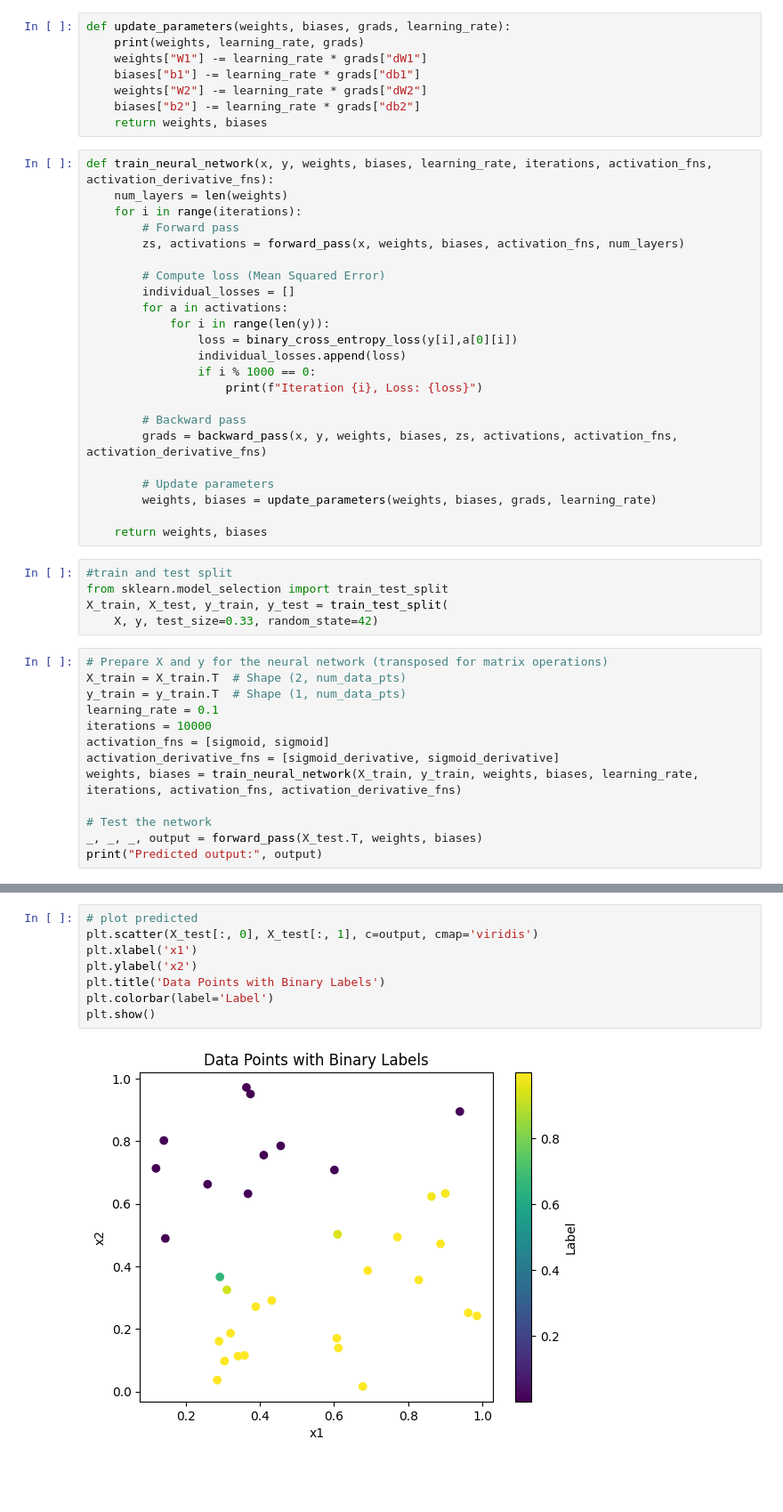
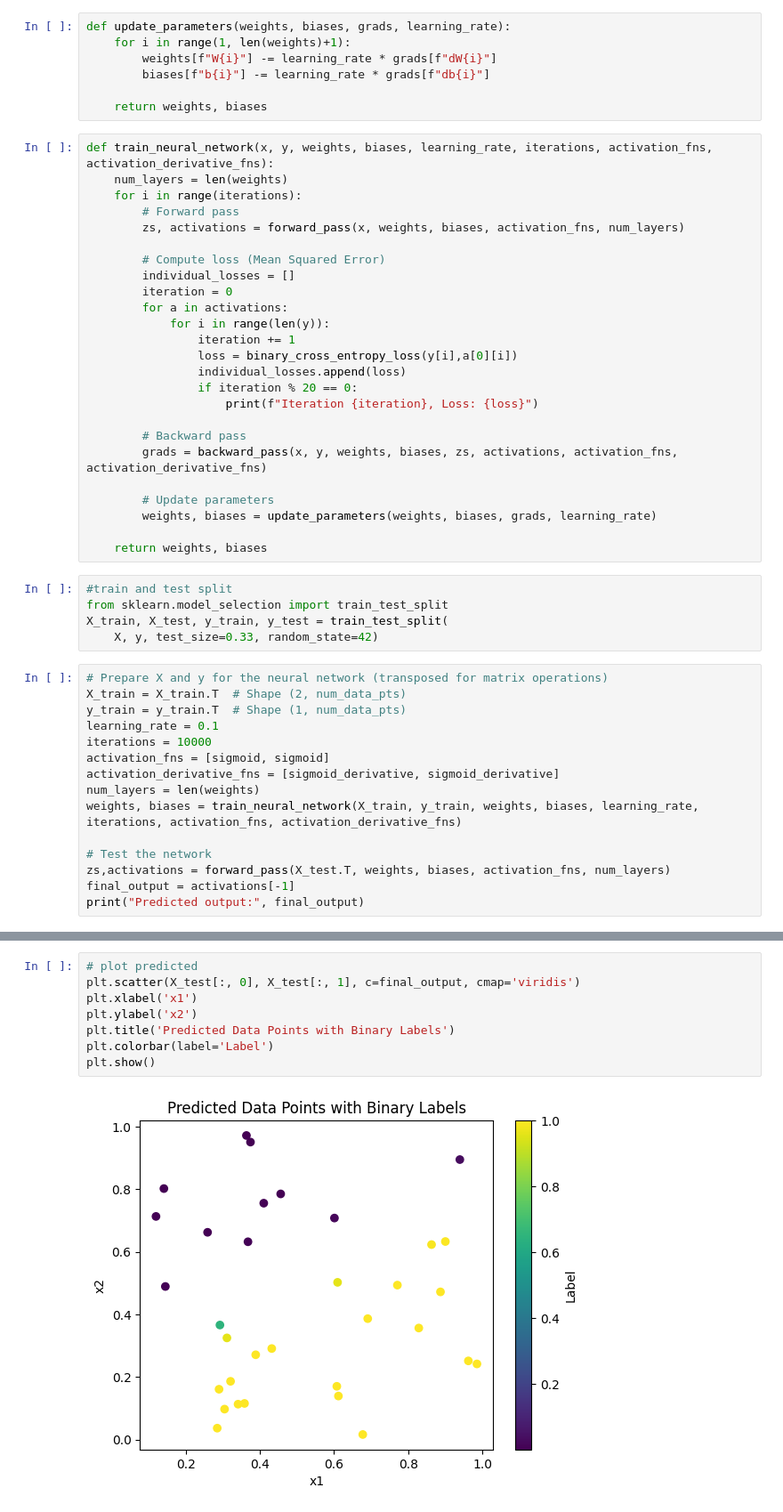
Before and after one commit to SCdoesCODE/neural_network, a Jupyter notebook: notebooks/neural_network_from_scratch_general.ipynb, the cells around one changed output, grey strips where cells are left out. Shown at 89% size. Saved outputs shown, nothing was run; the diff lists cells and outputs as text; blank space fills up the shorter version.

```diff
--- a/notebooks/neural_network_from_scratch_general.ipynb
+++ b/notebooks/neural_network_from_scratch_general.ipynb
@@ -194,14 +188,13 @@ def backward_pass(x, y, weights, biases, zs, activations, activation_fns, activa
     return grads
 # %% [markdown]
 Now let´s tie it all together so that we´re able to train our neural network
-# %%
-def update_parameters(weights, biases, grads, learning_rate):
-    print(weights, learning_rate, grads)
-    weights["W1"] -= learning_rate * grads["dW1"]
-    biases["b1"] -= learning_rate * grads["db1"]
-    weights["W2"] -= learning_rate * grads["dW2"]
-    biases["b2"] -= learning_rate * grads["db2"]
-    return weights, biases
+# %%
+def update_parameters(weights, biases, grads, learning_rate):
+    for i in range(1, len(weights)+1):
+        weights[f"W{i}"] -= learning_rate * grads[f"dW{i}"]
+        biases[f"b{i}"] -= learning_rate * grads[f"db{i}"]
+
+    return weights, biases
 # %%
 def train_neural_network(x, y, weights, biases, learning_rate, iterations, activation_fns, activation_derivative_fns):
     num_layers = len(weights)
@@ -211,12 +204,14 @@ def train_neural_network(x, y, weights, biases, learning_rate, iterations, activ
 
         # Compute loss (Mean Squared Error)
         individual_losses = []
+        iteration = 0
         for a in activations:
             for i in range(len(y)):
+                iteration += 1
                 loss = binary_cross_entropy_loss(y[i],a[0][i])
                 individual_losses.append(loss)
-                if i % 1000 == 0:
-                    print(f"Iteration {i}, Loss: {loss}")
+                if iteration % 20 == 0:
+                    print(f"Iteration {iteration}, Loss: {loss}")
 
         # Backward pass
         grads = backward_pass(x, y, weights, biases, zs, activations, activation_fns, activation_derivative_fns)
@@ -238,9 +233,11 @@ learning_rate = 0.1
 iterations = 10000
 activation_fns = [sigmoid, sigmoid]
 activation_derivative_fns = [sigmoid_derivative, sigmoid_derivative]
+num_layers = len(weights)
 weights, biases = train_neural_network(X_train, y_train, weights, biases, learning_rate, iterations, activation_fns, activation_derivative_fns)
 
 # Test the network
-_, _, _, output = forward_pass(X_test.T, weights, biases)
-print("Predicted output:", output)
+zs,activations = forward_pass(X_test.T, weights, biases, activation_fns, num_layers)
+final_output = activations[-1]
+print("Predicted output:", final_output)
 # %% [output]
@@ -257,13 +261,13 @@ ValueError: operands could not be broadcast together with shapes (3,2) (3,3) (3,
 # %%
 # plot predicted
-plt.scatter(X_test[:, 0], X_test[:, 1], c=output, cmap='viridis')
+plt.scatter(X_test[:, 0], X_test[:, 1], c=final_output, cmap='viridis')
 plt.xlabel('x1')
 plt.ylabel('x2')
-plt.title('Data Points with Binary Labels')
+plt.title('Predicted Data Points with Binary Labels')
 plt.colorbar(label='Label')
 plt.show()
 # %% [output]
-[figure, old version]
+[figure, new version]
 # %%
 #plot actual
 plt.scatter(X_test[:, 0], X_test[:, 1], c=y_test, cmap='viridis')
```
Also changed, not shown: parts of 3 cells of this notebook.
